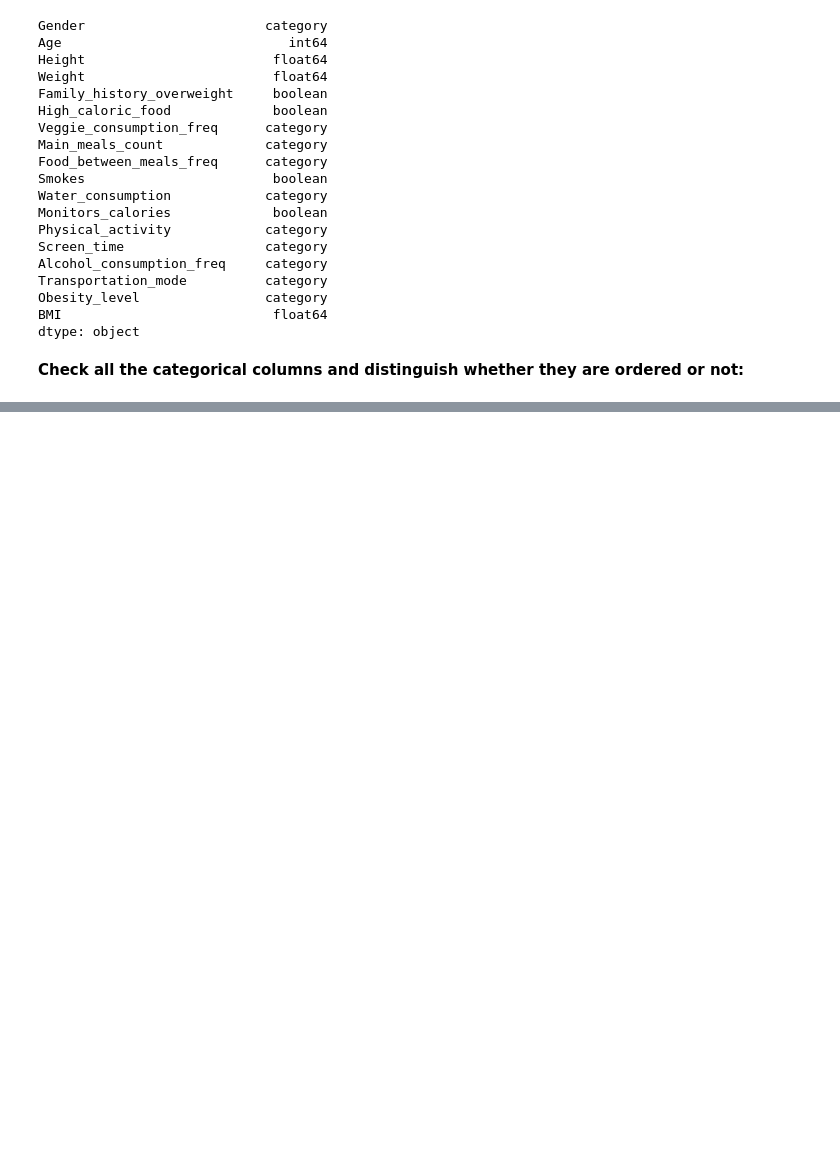
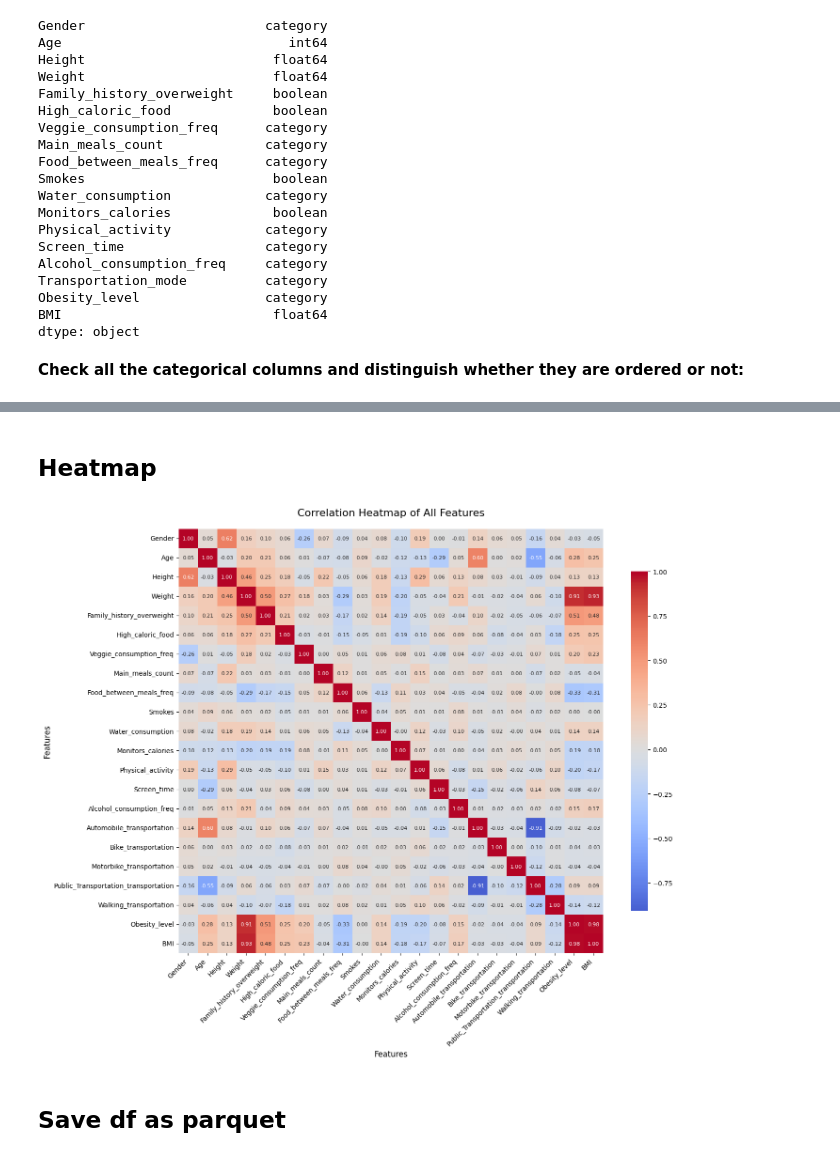
Before and after one commit to yueyan615/PROHI-dashboard-group777, a Jupyter notebook: jupyter-notebooks/diagnostic_analytics.ipynb, the cells around one changed output, grey strips where cells are left out. Cells and saved outputs as stored; diff of their text form; code cells hidden in the pictures; blank space fills up the shorter version.

```diff
--- a/jupyter-notebooks/diagnostic_analytics.ipynb
+++ b/jupyter-notebooks/diagnostic_analytics.ipynb
@@ -64,0 +153,17 @@ Obesity_level             | ordered=True:25s | categories=['Insufficient_Weight'
+# %%
+# Gender (Gender has only two categories, which can be equivalent to boolean)
+df['Gender'] = (df['Gender'] == 'Male').astype(int)
+
+# Family_history_overweight
+df['Family_history_overweight'] = (df['Family_history_overweight'] == True).astype(int)
+
+# High_caloric_food
+df['High_caloric_food'] = (df['High_caloric_food'] == True).astype(int)
+
+# Smokes
+df['Smokes'] = (df['Smokes'] == True).astype(int)
+
+# Monitors_calories
+df['Monitors_calories'] = (df['Monitors_calories'] == True).astype(int)
+
+df.head()
@@ -64,0 +198,41 @@ Obesity_level             | ordered=True:25s | categories=['Insufficient_Weight'
+# %% [markdown]
+## Heatmap
+# %%
+import matplotlib.pyplot as plt
+import seaborn as sns
+import numpy as np
+
+# 计算相关性矩阵
+correlation_matrix = df.corr()
+
+# 设置图形大小
+plt.figure(figsize=(15, 12))
+
+# 创建热图
+sns.heatmap(correlation_matrix,
+            annot=True,           # 显示数值
+            cmap='coolwarm',      # 颜色映射
+            center=0,             # 中心值设为0
+            square=True,          # 正方形格子
+            fmt='.2f',            # 数值格式，保留2位小数
+            cbar_kws={'shrink': 0.8},  # 颜色条大小
+            annot_kws={'size': 8})     # 注释文字大小
+
+# 设置标题和标签
+plt.title('Correlation Heatmap of All Features', fontsize=16, pad=20)
+plt.xlabel('Features', fontsize=12)
+plt.ylabel('Features', fontsize=12)
+
+# 旋转x轴标签以避免重叠
+plt.xticks(rotation=45, ha='right')
+plt.yticks(rotation=0)
+
+# 调整布局
+plt.tight_layout()
+
+# 显示图形
+plt.show()
+# %% [output]
+[figure, added]
+# %% [markdown]
+## Save df as parquet
```
Also changed, not shown: parts of 14 cells of this notebook.
